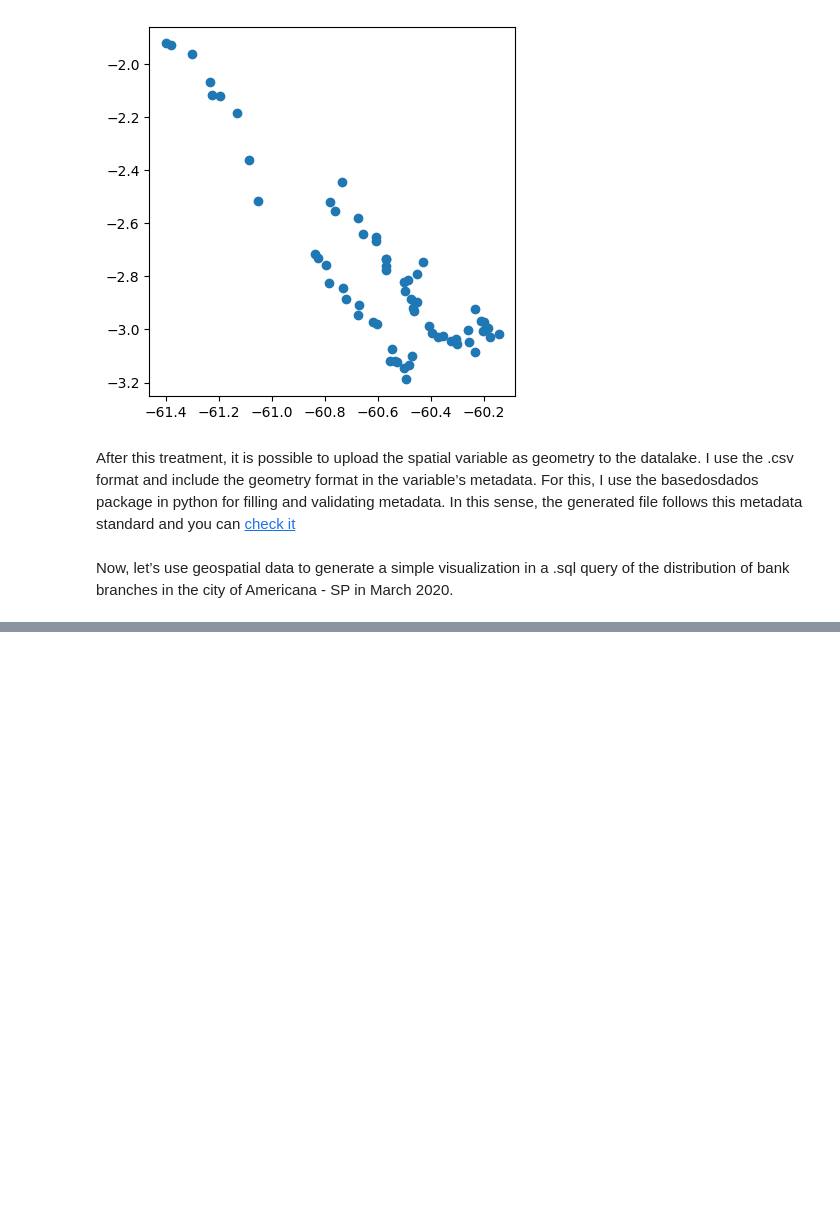
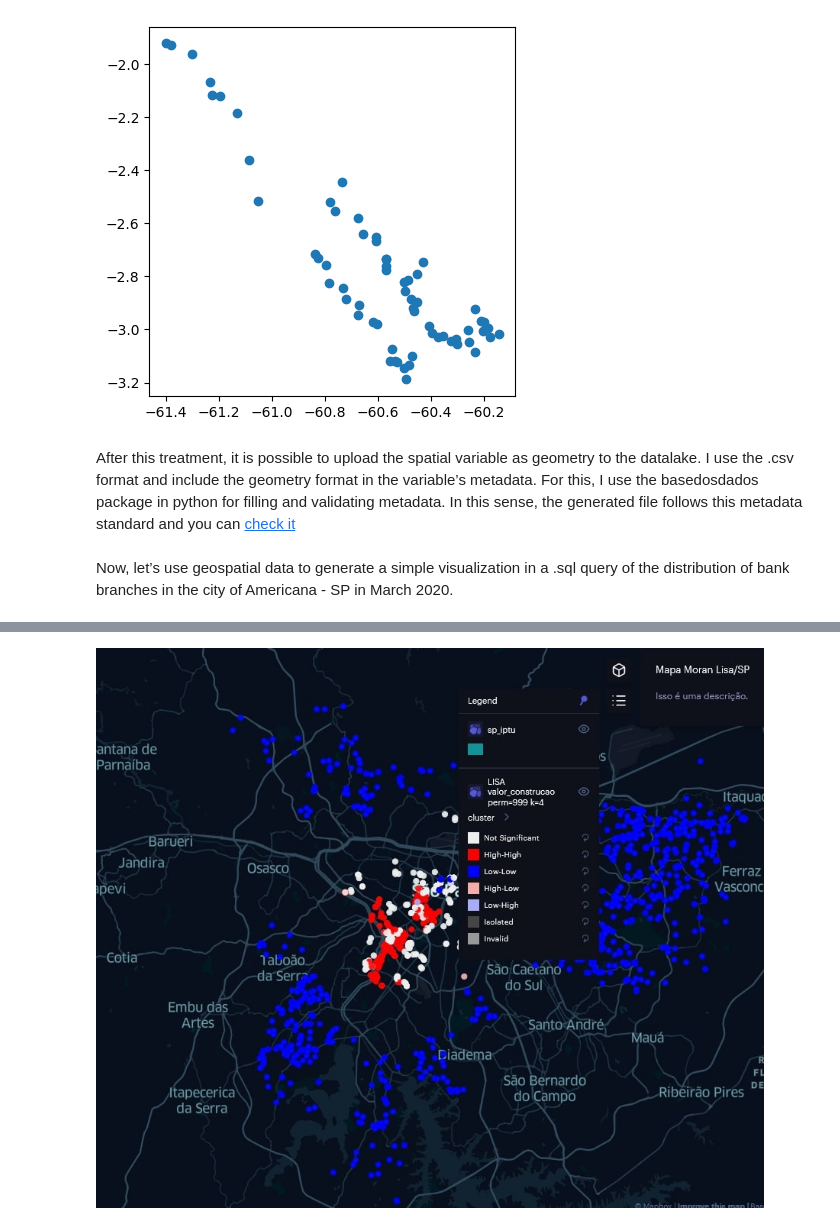
Before and after one commit to gustavoalcantara/data-portfolio, a Jupyter notebook: geospatial_etl.ipynb, the cells around one changed output, grey strips where cells are left out. Saved outputs shown, nothing was run; the diff lists cells and outputs as text; code cells hidden in the pictures; blank space fills up the shorter version.

```diff
--- a/geospatial_etl.ipynb
+++ b/geospatial_etl.ipynb
@@ -133,0 +140,4 @@ In addition, using geopandas, it is possible to convert the geometry variable (w
+# %%
+cv2_imshow(imagem)
+# %% [output]
+[figure, added]
```
Also changed, not shown: parts of 6 cells of this notebook.
